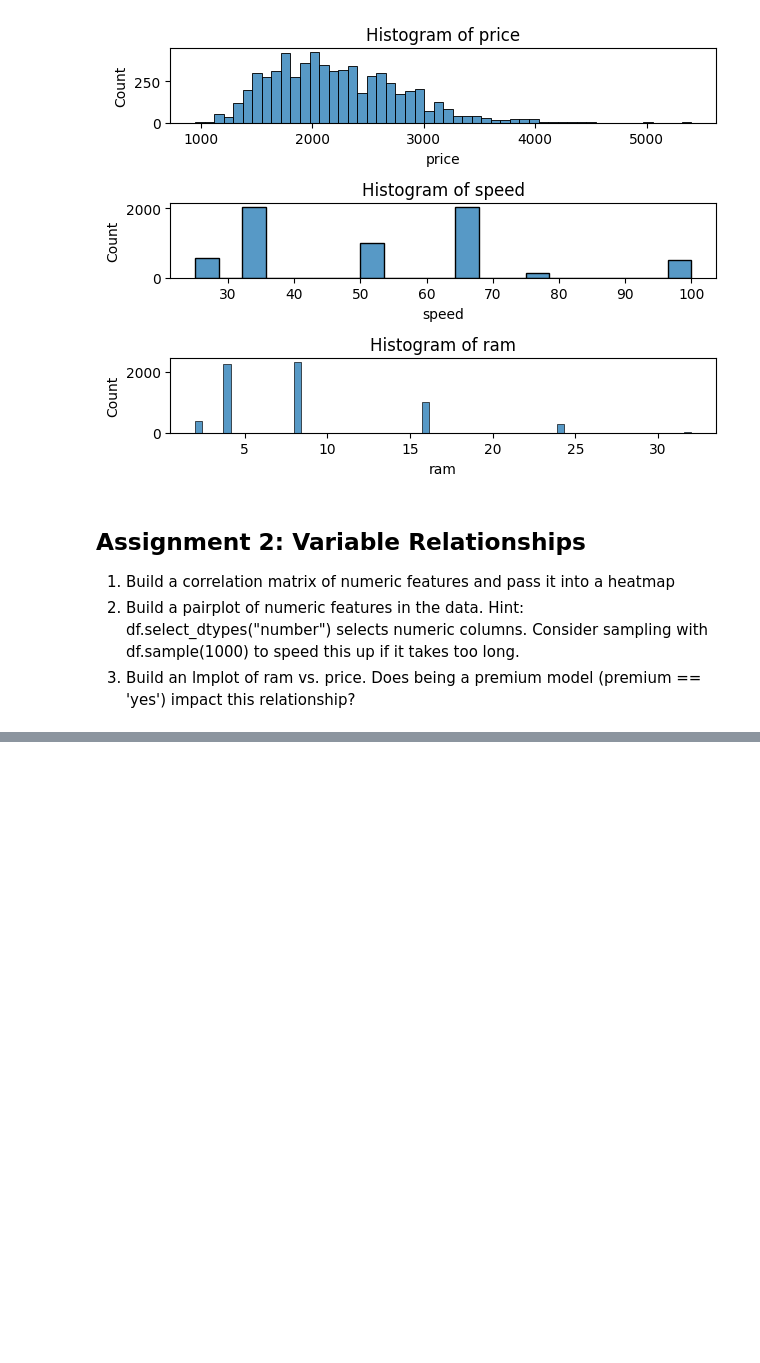
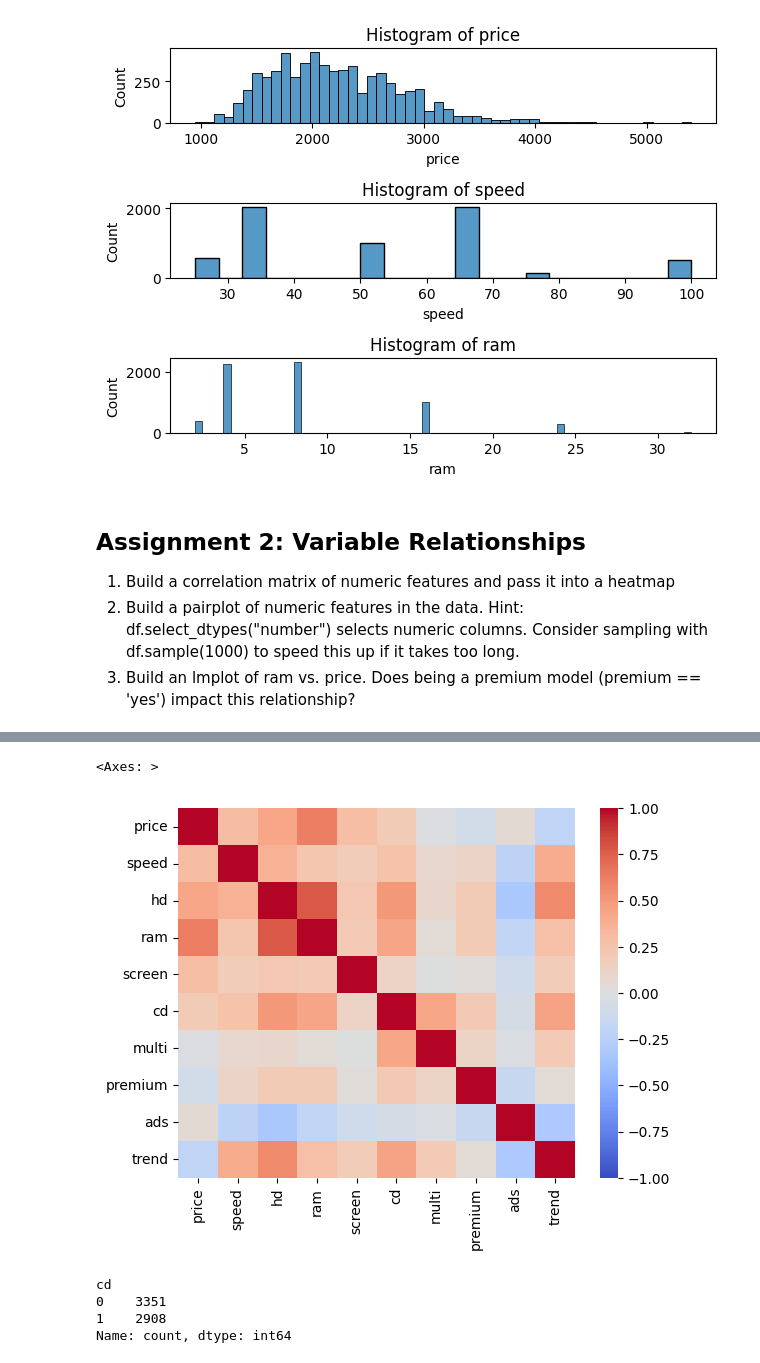
Before and after one commit to sonsungjong/ML_python, a Jupyter notebook: regression/Assignments/01_EDA_assignments.ipynb, the cells around one changed output, grey strips where cells are left out. Cells and saved outputs as stored; diff of their text form; code cells hidden in the pictures; blank space fills up the shorter version.

```diff
--- a/regression/Assignments/01_EDA_assignments.ipynb
+++ b/regression/Assignments/01_EDA_assignments.ipynb
@@ -115,3 +115,10 @@ for col , ax in zip(columns, ax.flat):
 1. Build a correlation matrix of numeric features and pass it into a heatmap
 2. Build a pairplot of numeric features in the data. Hint: df.select_dtypes("number") selects numeric columns. Consider sampling with df.sample(1000) to speed this up if it takes too long.
 3. Build an lmplot of ram vs. price. Does being a premium model (premium == 'yes') impact this relationship?
+# %%
+import pandas as pd
+import seaborn as sns
+
+computers = pd.read_csv("../Data/Computers.csv")
+
+computers.head()
@@ -117,0 +177,4 @@ for col , ax in zip(columns, ax.flat):
+# %%
+computers.cd = np.where(computers.cd == 'no', 0, 1)
+computers.multi = np.where(computers.multi == 'no', 0, 1)
+computers.premium = np.where(computers.premium == 'no', 0, 1)
@@ -117,0 +201,12 @@ for col , ax in zip(columns, ax.flat):
+# %%
+sns.heatmap(computers.corr(numeric_only=True), vmin=-1, vmax=1, cmap='coolwarm')
+# %% [output]
+<Axes: >
+[figure, added]
+# %%
+computers.cd.value_counts()
+# %% [output]
+cd
+0    3351
+1    2908
+Name: count, dtype: int64
```
Also changed, not shown: parts of 8 cells of this notebook.
